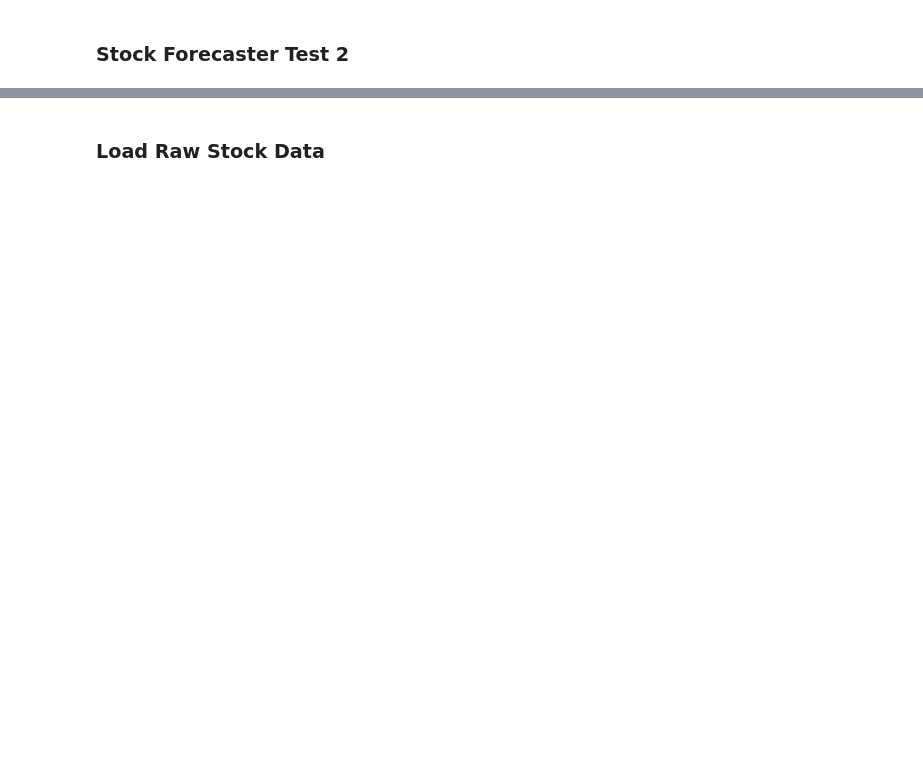
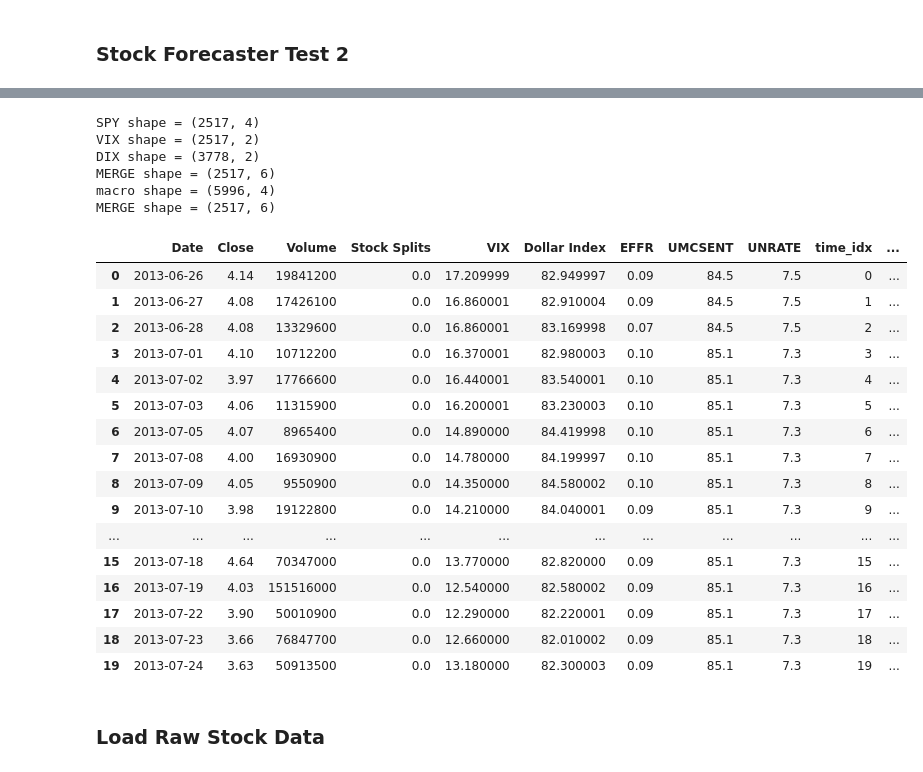
Before and after one commit to meetri/stockai, a Jupyter notebook: StockForecasterTest3.ipynb, the cells around one changed output, grey strips where cells are left out. Saved outputs shown, nothing was run; the diff lists cells and outputs as text; code cells hidden in the pictures; blank space fills up the shorter version.

```diff
--- a/StockForecasterTest3.ipynb
+++ b/StockForecasterTest3.ipynb
@@ -62,2 +57,82 @@ No artists with labels found to put in legend.  Note that artists whose label st
+# %%
+# GET SPY HISTORICAL
+TICKER = "amd"
+scraper = StockScraper(TICKER, interval="1d", period="10y")
+scraper.from_yahoo()
+sdata = scraper.data
+sdata["Date"] = sdata.index.strftime("%Y-%m-%d")
+sdata = sdata.reset_index(drop=True)[["Date", "Close", "Volume", "Stock Splits"]]
+
+print(f"SPY shape = {sdata.shape}")
+
+# GET VIX HISTORICAL
+scraper = StockScraper("^VIX", interval="1d", period="10y")
+scraper.from_yahoo()
+vix = scraper.data[["Close"]].rename(columns={"Close": "VIX"})
+vix["Date"] = vix.index.strftime("%Y-%m-%d")
+vix = vix.reset_index(drop=True)
+
+print(f"VIX shape = {vix.shape}")
+
+# GET DOLLAR INDEX HISTORICAL
+scraper = StockScraper("DX-Y.NYB", interval="1d", period="15y")
+scraper.from_yahoo()
+
+dix = scraper.data[["Close"]].rename(columns={"Close": "Dollar Index"})
+dix["Date"] = dix.index.strftime("%Y-%m-%d")
+dix = dix.reset_index(drop=True)
+
+print(f"DIX shape = {dix.shape}")
+
+mdata = vix.merge(dix, on="Date",how="left" )
+sdata = sdata.merge(mdata, on="Date", how="left")
+print(f"MERGE shape = {sdata.shape}")
+
+
+# GET OPTIONS DATA
+if False:
+    options_cols = ["Date", "Imp Vol", "Put/Call Vol", "Options Vol", "Put/Call OI"]
+    options_data = pd.read_csv(f"options_data/{TICKER}.csv")
+    sdata = sdata.merge(options_data[options_cols], on="Date",how="inner" )
+    print(f"Options shape = {options_data.shape}")
+    print(f"MERGE shape = {sdata.shape}")
+    for col in ["Imp Vol"]:
+        sdata[col] = sdata[col].str.rstrip('%').astype('float') / 100.0
+
+
+stock_data = sdata.merge(macro_data, on="Date", how="left")
+stock_data["time_idx"] = range(stock_data.shape[0])
+stock_data["chart"] = TICKER
+
+stock_data["Dollar Index"] = stock_data["Dollar Index"].fillna(method="bfill")
+
+print(f"macro shape = {macro_data.shape}")
+print(f"MERGE shape = {sdata.shape}")
+
+stock_data.head(20)
+# %% [output]
+SPY shape = (2517, 4)
+VIX shape = (2517, 2)
+DIX shape = (3778, 2)
+MERGE shape = (2517, 6)
+macro shape = (5996, 4)
+MERGE shape = (2517, 6)
+|  | Date | Close | Volume | Stock Splits | VIX | Dollar Index | EFFR | UMCSENT | UNRATE | time_idx | ... |
+| 0 | 2013-06-26 | 4.14 | 19841200 | 0.0 | 17.209999 | 82.949997 | 0.09 | 84.5 | 7.5 | 0 | ... |
+| 1 | 2013-06-27 | 4.08 | 17426100 | 0.0 | 16.860001 | 82.910004 | 0.09 | 84.5 | 7.5 | 1 | ... |
+| 2 | 2013-06-28 | 4.08 | 13329600 | 0.0 | 16.860001 | 83.169998 | 0.07 | 84.5 | 7.5 | 2 | ... |
+| 3 | 2013-07-01 | 4.10 | 10712200 | 0.0 | 16.370001 | 82.980003 | 0.10 | 85.1 | 7.3 | 3 | ... |
+| 4 | 2013-07-02 | 3.97 | 17766600 | 0.0 | 16.440001 | 83.540001 | 0.10 | 85.1 | 7.3 | 4 | ... |
+| 5 | 2013-07-03 | 4.06 | 11315900 | 0.0 | 16.200001 | 83.230003 | 0.10 | 85.1 | 7.3 | 5 | ... |
+| 6 | 2013-07-05 | 4.07 | 8965400 | 0.0 | 14.890000 | 84.419998 | 0.10 | 85.1 | 7.3 | 6 | ... |
+| 7 | 2013-07-08 | 4.00 | 16930900 | 0.0 | 14.780000 | 84.199997 | 0.10 | 85.1 | 7.3 | 7 | ... |
+| 8 | 2013-07-09 | 4.05 | 9550900 | 0.0 | 14.350000 | 84.580002 | 0.10 | 85.1 | 7.3 | 8 | ... |
+| 9 | 2013-07-10 | 3.98 | 19122800 | 0.0 | 14.210000 | 84.040001 | 0.09 | 85.1 | 7.3 | 9 | ... |
+| ... | ... | ... | ... | ... | ... | ... | ... | ... | ... | ... | ... |
+| 15 | 2013-07-18 | 4.64 | 70347000 | 0.0 | 13.770000 | 82.820000 | 0.09 | 85.1 | 7.3 | 15 | ... |
+| 16 | 2013-07-19 | 4.03 | 151516000 | 0.0 | 12.540000 | 82.580002 | 0.09 | 85.1 | 7.3 | 16 | ... |
+| 17 | 2013-07-22 | 3.90 | 50010900 | 0.0 | 12.290000 | 82.220001 | 0.09 | 85.1 | 7.3 | 17 | ... |
+| 18 | 2013-07-23 | 3.66 | 76847700 | 0.0 | 12.660000 | 82.010002 | 0.09 | 85.1 | 7.3 | 18 | ... |
+| 19 | 2013-07-24 | 3.63 | 50913500 | 0.0 | 13.180000 | 82.300003 | 0.09 | 85.1 | 7.3 | 19 | ... |
 # %% [markdown]
 ### Load Raw Stock Data
```
Also changed, not shown: parts of 21 cells of this notebook, 11 other files.
